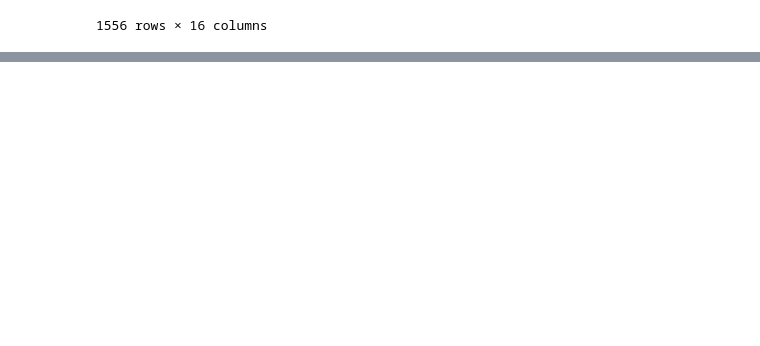
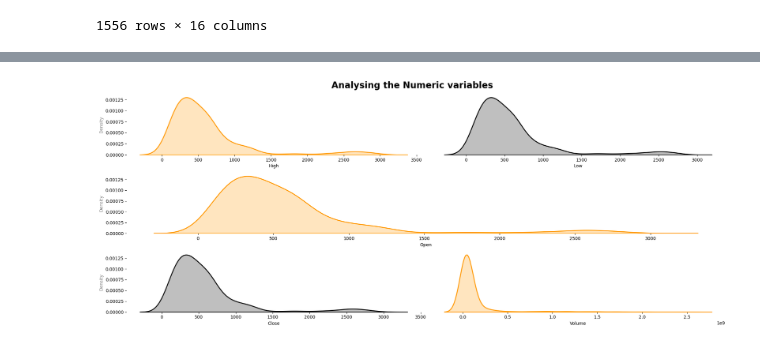
Before and after one commit to hasanenesguray/Data-Science-Projects, a Jupyter notebook: Machine Learning/Regression/Bitcoin Price Prediction/Bitcoin Price Prediction using LR & LSTM.ipynb, the cells around one changed output, grey strips where cells are left out. Saved outputs shown, nothing was run; the diff lists cells and outputs as text; code cells hidden in the pictures; blank space fills up the shorter version.

```diff
--- a/Machine Learning/Regression/Bitcoin Price Prediction/Bitcoin Price Prediction using LR & LSTM.ipynb
+++ b/Machine Learning/Regression/Bitcoin Price Prediction/Bitcoin Price Prediction using LR & LSTM.ipynb
@@ -179,0 +220,27 @@ df['Market Cap']=df['Market Cap'].astype(int)
+# %%
+#integer columns
+fig=plt.figure(figsize=(20,8), tight_layout=True)
+plt.suptitle("Analysing the Numeric variables", size=20, weight='bold')
+ax=fig.subplot_mosaic("""AB
+                         CC
+                         DE""")
+sns.kdeplot(df['High'], ax=ax['A'], color=colors[0], fill=True, linewidth=2)
+sns.kdeplot(df['Low'], ax=ax['B'], color=colors[1],fill=True, linewidth=2)
+sns.kdeplot(df['Open'], ax=ax['C'], color=colors[0],fill=True, linewidth=2)
+sns.kdeplot(df['Close'], ax=ax['D'], color=colors[1],fill=True, linewidth=2)
+sns.kdeplot(df['Volume'], ax=ax['E'], color=colors[0],fill=True, linewidth=2)
+ax['B'].yaxis.set_visible(False)
+ax['E'].yaxis.set_visible(False)
+ax['A'].yaxis.label.set_alpha(0.5)
+ax['C'].yaxis.label.set_alpha(0.5)
+ax['A'].yaxis.label.set_alpha(0.5)
+ax['C'].yaxis.label.set_alpha(0.5)
+ax['D'].yaxis.label.set_alpha(0.5)
+for s in ['left','right','top','bottom']:
+    ax['A'].spines[s].set_visible(False)
+    ax['B'].spines[s].set_visible(False)
+    ax['C'].spines[s].set_visible(False)
+    ax['D'].spines[s].set_visible(False)
+    ax['E'].spines[s].set_visible(False)
+# %% [output]
+[figure, added]
```
Also changed, not shown: parts of 16 cells of this notebook.
